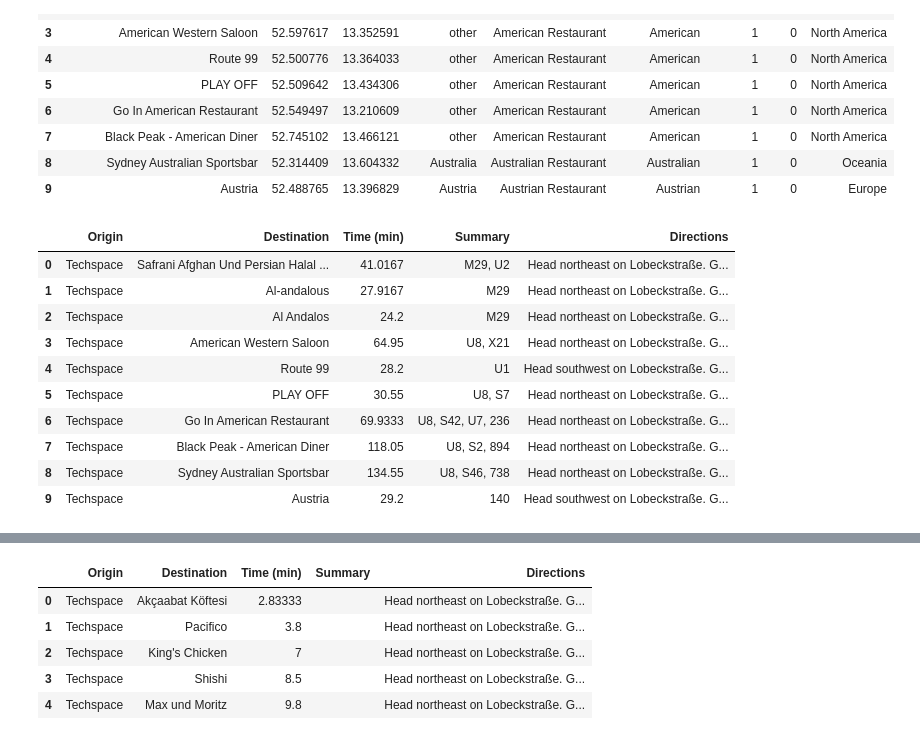
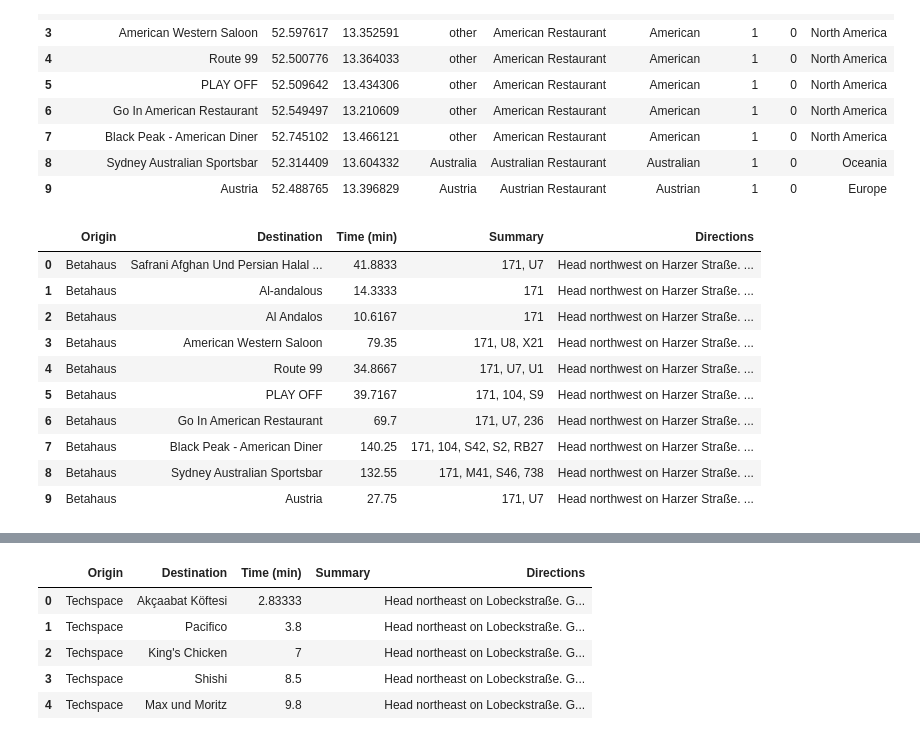
Before and after one commit to auromh/berlin_restaurants, a Jupyter notebook: Routing.ipynb, the cells around one changed output, grey strips where cells are left out. Saved outputs shown, nothing was run; the diff lists cells and outputs as text; code cells hidden in the pictures.

```diff
--- a/Routing.ipynb
+++ b/Routing.ipynb
@@ -496,11 +501,11 @@ plot_from_one_location(ruta_ber)
 # %% [markdown]
 ## Calculating the time needed to go to each restaurant from Techspace
 # %%
-def get_directions_from_techsp(ruta_ber,lat=52.503842,lon=13.407526):
+def get_directions_from_techsp(ruta_ber,lat=52.503842,lon=13.407526,origin_name='Techspace'):
     tuple_lat_lon=list(zip(ruta_ber['lat'],ruta_ber['lng']))
     guide_directions_from_techsp=pd.DataFrame(columns=['Origin','Destination','Time (min)','Summary','Directions'])
     for x in range(len(tuple_lat_lon)):
-        origin='Techspace'
+        origin=origin_name
         destination=ruta_ber.iloc[x]['name']
         start=str(lat)+','+str(lon)
         end=str(tuple_lat_lon[x][0])+','+str(tuple_lat_lon[x][1])
@@ -708,20 +713,20 @@ df_10_min.head(10)
 | 8 | Sydney Australian Sportsbar | 52.314409 | 13.604332 | Australia | Australian Restaurant | Australian | 1 | 0 | Oceania |
 | 9 | Austria | 52.488765 | 13.396829 | Austria | Austrian Restaurant | Austrian | 1 | 0 | Europe |
 # %%
-all_directions=get_directions_from_techsp(df_10_min)
+all_directions=get_directions_from_techsp(df_10_min,lat=52.484603,lon=13.449766,origin_name='Betahaus')
 all_directions.head(10)
 # %% [output]
 |  | Origin | Destination | Time (min) | Summary | Directions |
-| 0 | Techspace | Safrani Afghan Und Persian Halal ... | 41.0167 | M29, U2 | Head northeast on Lobeckstraße. G... |
-| 1 | Techspace | Al-andalous | 27.9167 | M29 | Head northeast on Lobeckstraße. G... |
-| 2 | Techspace | Al Andalos | 24.2 | M29 | Head northeast on Lobeckstraße. G... |
-| 3 | Techspace | American Western Saloon | 64.95 | U8, X21 | Head northeast on Lobeckstraße. G... |
-| 4 | Techspace | Route 99 | 28.2 | U1 | Head southwest on Lobeckstraße. G... |
-| 5 | Techspace | PLAY OFF | 30.55 | U8, S7 | Head northeast on Lobeckstraße. G... |
-| 6 | Techspace | Go In American Restaurant | 69.9333 | U8, S42, U7, 236 | Head northeast on Lobeckstraße. G... |
-| 7 | Techspace | Black Peak - American Diner | 118.05 | U8, S2, 894 | Head northeast on Lobeckstraße. G... |
-| 8 | Techspace | Sydney Australian Sportsbar | 134.55 | U8, S46, 738 | Head northeast on Lobeckstraße. G... |
-| 9 | Techspace | Austria | 29.2 | 140 | Head southwest on Lobeckstraße. G... |
+| 0 | Betahaus | Safrani Afghan Und Persian Halal ... | 41.8833 | 171, U7 | Head northwest on Harzer Straße. ... |
+| 1 | Betahaus | Al-andalous | 14.3333 | 171 | Head northwest on Harzer Straße. ... |
+| 2 | Betahaus | Al Andalos | 10.6167 | 171 | Head northwest on Harzer Straße. ... |
+| 3 | Betahaus | American Western Saloon | 79.35 | 171, U8, X21 | Head northwest on Harzer Straße. ... |
+| 4 | Betahaus | Route 99 | 34.8667 | 171, U7, U1 | Head northwest on Harzer Straße. ... |
+| 5 | Betahaus | PLAY OFF | 39.7167 | 171, 104, S9 | Head northwest on Harzer Straße. ... |
+| 6 | Betahaus | Go In American Restaurant | 69.7 | 171, U7, 236 | Head northwest on Harzer Straße. ... |
+| 7 | Betahaus | Black Peak - American Diner | 140.25 | 171, 104, S42, S2, RB27 | Head northwest on Harzer Straße. ... |
+| 8 | Betahaus | Sydney Australian Sportsbar | 132.55 | 171, M41, S46, 738 | Head northwest on Harzer Straße. ... |
+| 9 | Betahaus | Austria | 27.75 | 171, U7 | Head northwest on Harzer Straße. ... |
 # %%
 all_directions.to_pickle("data/all_directions.pkl")
 # %%
```
Also changed, not shown: parts of 6 cells of this notebook.
